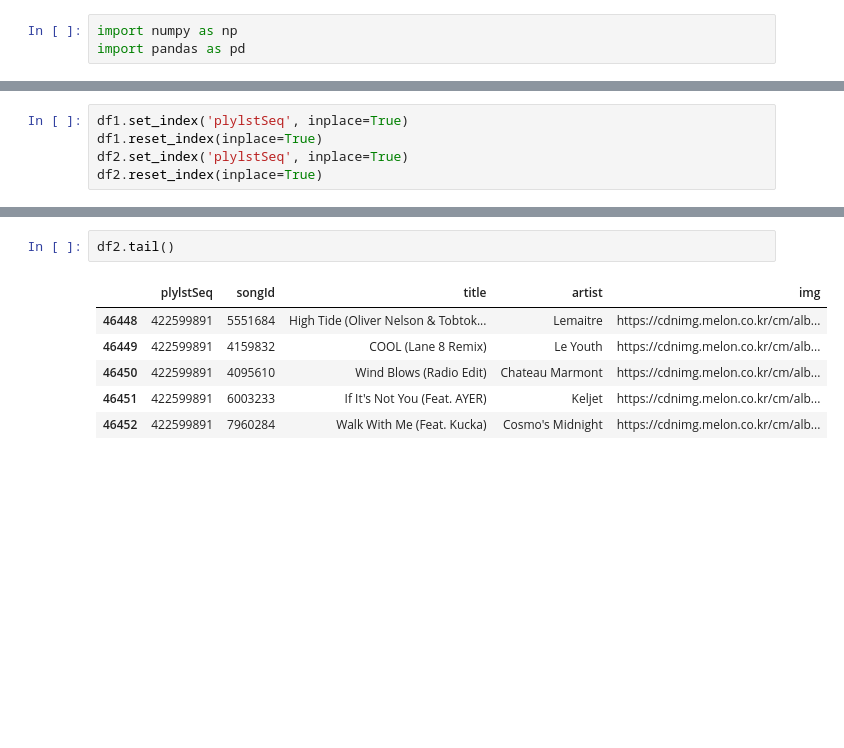
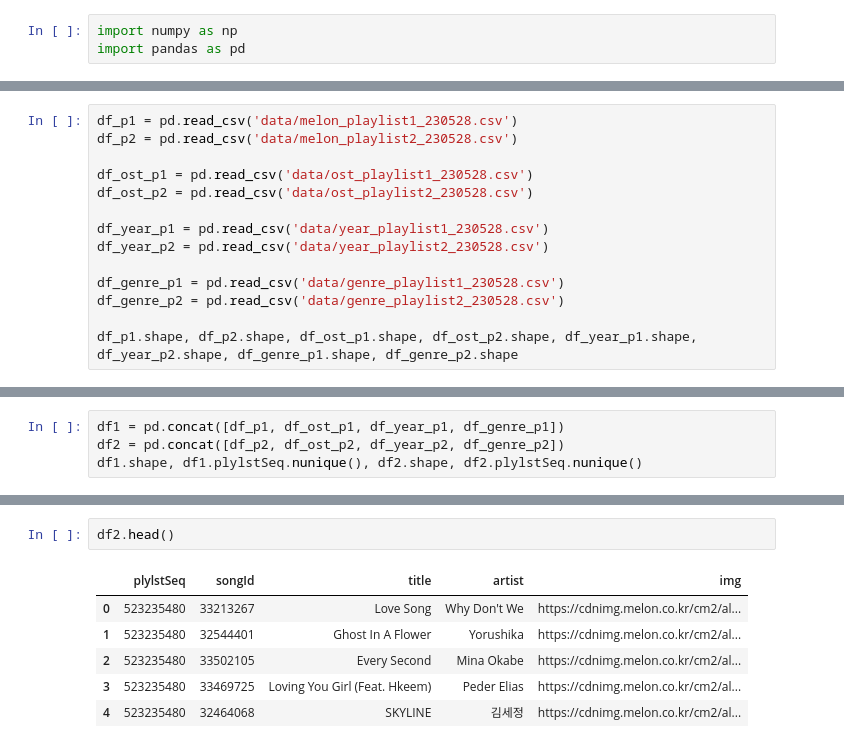
Before and after one commit to ssmpet/MachineLearning-Lecture-2023-5, a Jupyter notebook: 98.Project/02.멜론playlist전처리.ipynb, the cells around one changed output, grey strips where cells are left out. Drawn from its saved outputs; the diff is of its cells as text; blank space fills up the shorter version.

```diff
--- a/98.Project/02.멜론playlist전처리.ipynb
+++ b/98.Project/02.멜론playlist전처리.ipynb
@@ -37,0 +171,14 @@ df1.plylstSeq.nunique(), df2.nunique(axis=1)
+# %%
+df_p1 = pd.read_csv('data/melon_playlist1_230528.csv')
+df_p2 = pd.read_csv('data/melon_playlist2_230528.csv')
+
+df_ost_p1 = pd.read_csv('data/ost_playlist1_230528.csv')
+df_ost_p2 = pd.read_csv('data/ost_playlist2_230528.csv')
+
+df_year_p1 = pd.read_csv('data/year_playlist1_230528.csv')
+df_year_p2 = pd.read_csv('data/year_playlist2_230528.csv')
+
+df_genre_p1 = pd.read_csv('data/genre_playlist1_230528.csv')
+df_genre_p2 = pd.read_csv('data/genre_playlist2_230528.csv')
+
+df_p1.shape, df_p2.shape, df_ost_p1.shape, df_ost_p2.shape, df_year_p1.shape, df_year_p2.shape, df_genre_p1.shape, df_genre_p2.shape
@@ -37,0 +194,4 @@ df1.plylstSeq.nunique(), df2.nunique(axis=1)
+# %%
+df1 = pd.concat([df_p1, df_ost_p1, df_year_p1, df_genre_p1])
+df2 = pd.concat([df_p2, df_ost_p2, df_year_p2, df_genre_p2])
+df1.shape, df1.plylstSeq.nunique(), df2.shape, df2.plylstSeq.nunique()
@@ -44,5 +220,0 @@ df1.shape, df2.shape
-# %%
-df1.set_index('plylstSeq', inplace=True)
-df1.reset_index(inplace=True)
-df2.set_index('plylstSeq', inplace=True)
-df2.reset_index(inplace=True)
@@ -58,9 +221,9 @@ df1.tail()
 # %%
-df2.tail()
+df2.head()
 # %% [output]
 |  | plylstSeq | songId | title | artist | img |
-| 46448 | 422599891 | 5551684 | High Tide (Oliver Nelson & Tobtok... | Lemaitre | https://cdnimg.melon.co.kr/cm/alb... |
-| 46449 | 422599891 | 4159832 | COOL (Lane 8 Remix) | Le Youth | https://cdnimg.melon.co.kr/cm/alb... |
-| 46450 | 422599891 | 4095610 | Wind Blows (Radio Edit) | Chateau Marmont | https://cdnimg.melon.co.kr/cm/alb... |
-| 46451 | 422599891 | 6003233 | If It's Not You (Feat. AYER) | Keljet | https://cdnimg.melon.co.kr/cm/alb... |
-| 46452 | 422599891 | 7960284 | Walk With Me (Feat. Kucka) | Cosmo's Midnight | https://cdnimg.melon.co.kr/cm/alb... |
+| 0 | 523235480 | 33213267 | Love Song | Why Don't We | https://cdnimg.melon.co.kr/cm2/al... |
+| 1 | 523235480 | 32544401 | Ghost In A Flower | Yorushika | https://cdnimg.melon.co.kr/cm2/al... |
+| 2 | 523235480 | 33502105 | Every Second | Mina Okabe | https://cdnimg.melon.co.kr/cm2/al... |
+| 3 | 523235480 | 33469725 | Loving You Girl (Feat. Hkeem) | Peder Elias | https://cdnimg.melon.co.kr/cm2/al... |
+| 4 | 523235480 | 32464068 | SKYLINE | 김세정 | https://cdnimg.melon.co.kr/cm2/al... |
```
Also changed, not shown: parts of 26 cells of this notebook, 28 other files.
